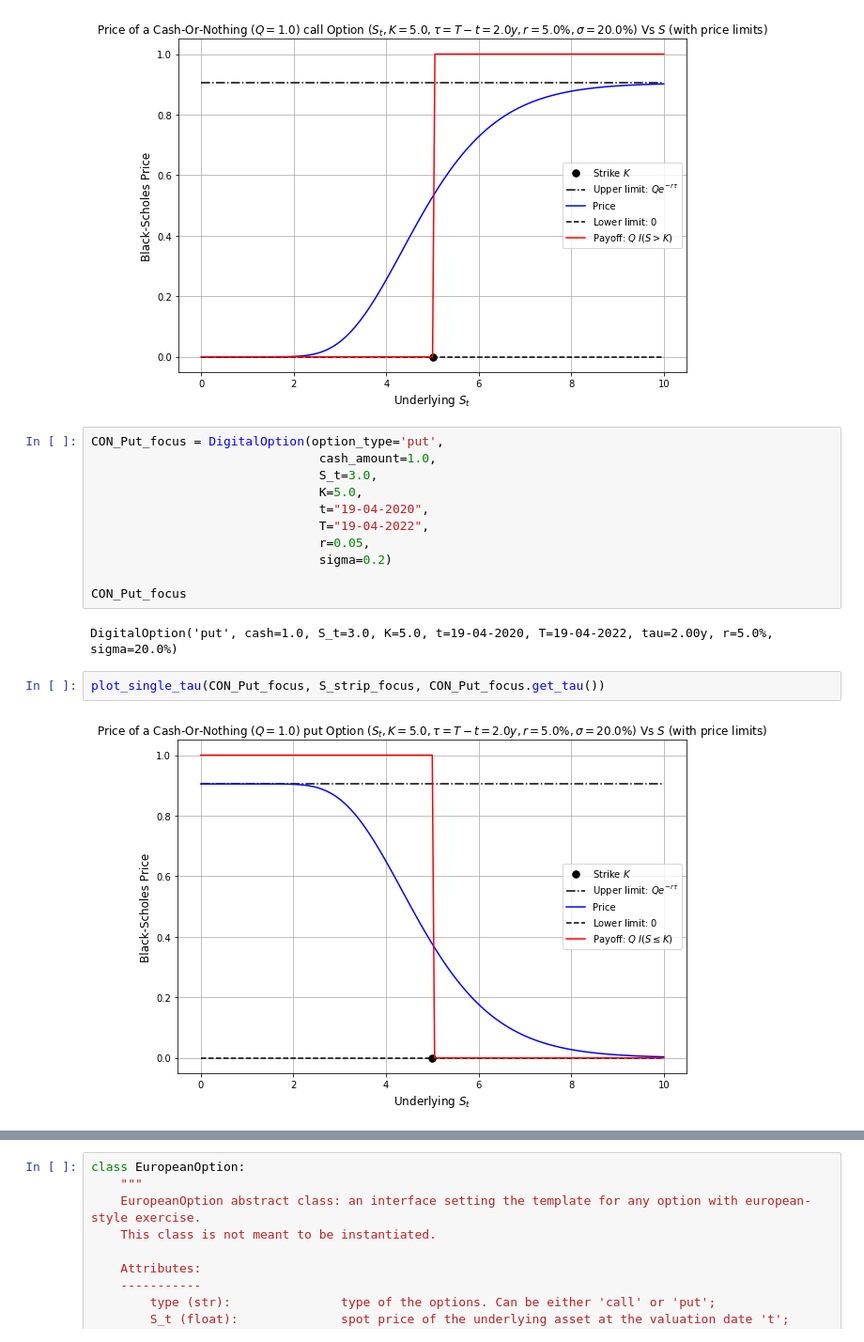
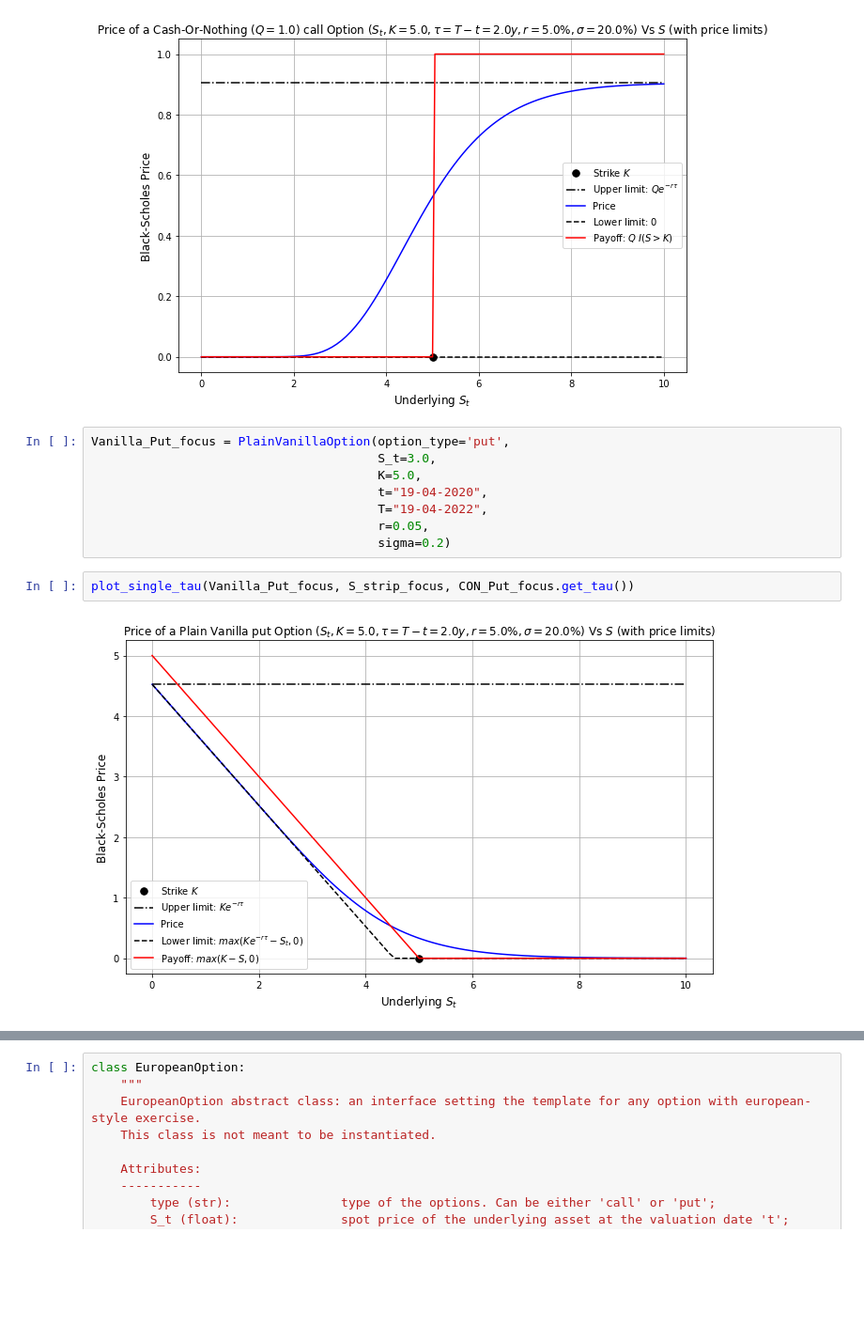
Before and after one commit to gabrielepompa88/IT-For-Business-And-Finance-2019-20, a Jupyter notebook: Notebooks/Derivatives_Analytics___Objects_Relationships.ipynb, the cells around one changed output, grey strips where cells are left out. Shown at 94% size. Drawn from its saved outputs; the diff is of its cells as text; blank space fills up the shorter version.

```diff
--- a/Notebooks/Derivatives_Analytics___Objects_Relationships.ipynb
+++ b/Notebooks/Derivatives_Analytics___Objects_Relationships.ipynb
@@ -815,19 +817,14 @@ plot_single_tau(CON_Call_focus, S_strip_focus, CON_Call_focus.get_tau())
 # %% [output]
 [figure]
 # %%
-CON_Put_focus = DigitalOption(option_type='put',
-                               cash_amount=1.0,
-                               S_t=3.0,
-                               K=5.0,
-                               t="19-04-2020",
-                               T="19-04-2022",
-                               r=0.05,
-                               sigma=0.2)
-
-CON_Put_focus
+Vanilla_Put_focus = PlainVanillaOption(option_type='put',
+                                       S_t=3.0,
+                                       K=5.0,
+                                       t="19-04-2020",
+                                       T="19-04-2022",
+                                       r=0.05,
+                                       sigma=0.2)
-# %% [output]
-DigitalOption('put', cash=1.0, S_t=3.0, K=5.0, t=19-04-2020, T=19-04-2022, tau=2.00y, r=5.0%, sigma=20.0%)
 # %%
-plot_single_tau(CON_Put_focus, S_strip_focus, CON_Put_focus.get_tau())
+plot_single_tau(Vanilla_Put_focus, S_strip_focus, CON_Put_focus.get_tau())
 # %% [output]
-[figure, old version]
+[figure, new version]
```
Also changed, not shown: parts of 19 cells of this notebook.
